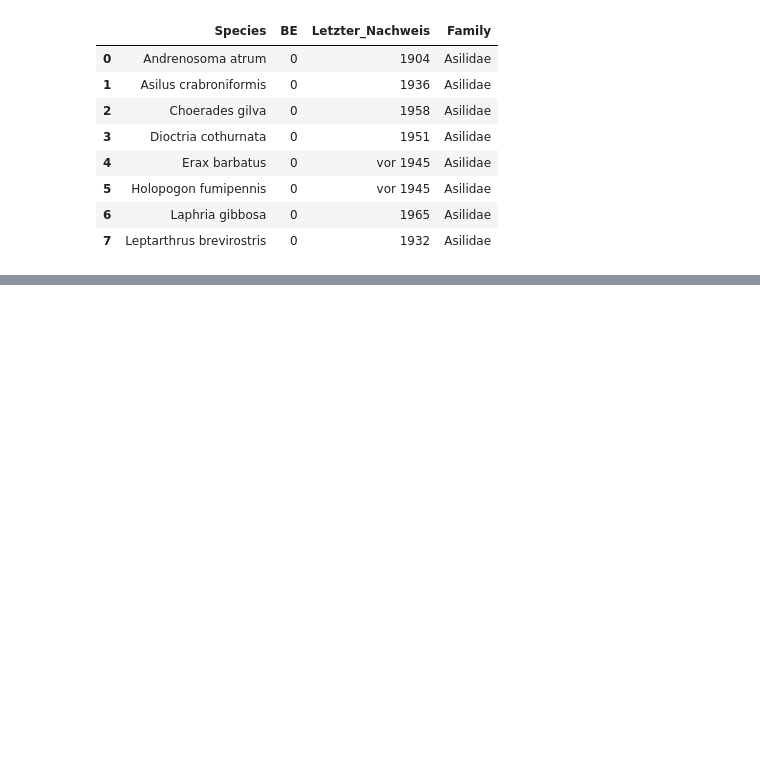
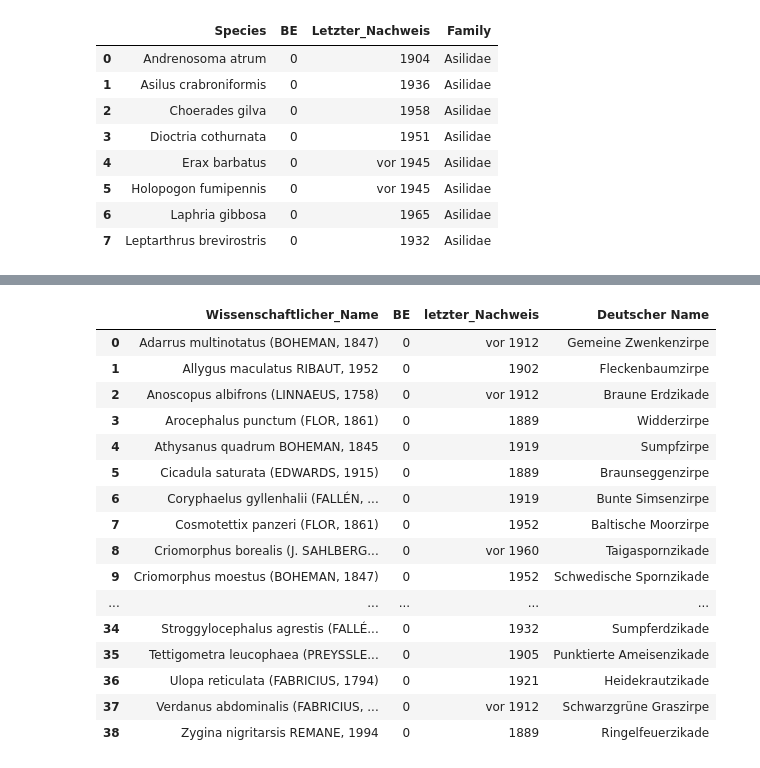
Before and after one commit to Zzzhenya/Berlin-red-list, a Jupyter notebook: Transformation/Raw_csv/Insecta.ipynb, the cells around one changed output, grey strips where cells are left out. Cells and saved outputs as stored; diff of their text form; code cells hidden in the pictures; blank space fills up the shorter version.

```diff
--- a/Transformation/Raw_csv/Insecta.ipynb
+++ b/Transformation/Raw_csv/Insecta.ipynb
@@ -1506,0 +1729,5 @@ df.to_csv('../../Transformation/Data_cleaning_step1/Diptera_Asilidae_Raubfliegen
+# %%
+# Read file into dataframe
+
+df = pd.read_csv('Zikaden.csv')
+df.head()
@@ -1506,0 +1741,28 @@ df.to_csv('../../Transformation/Data_cleaning_step1/Diptera_Asilidae_Raubfliegen
+# %%
+# Removing columns
+df.drop(columns = ["Bestand",
+                   "Trend_lang",
+                   "Trend_kurz",
+                   "RF",
+                   "D",
+                   "GfU"
+                  ], inplace = True)
+df
+# %% [output]
+|  | Wissenschaftlicher_Name | BE | letzter_Nachweis | Deutscher Name |
+| 0 | Adarrus multinotatus (BOHEMAN, 1847) | 0 | vor 1912 | Gemeine Zwenkenzirpe |
+| 1 | Allygus maculatus RIBAUT, 1952 | 0 | 1902 | Fleckenbaumzirpe |
+| 2 | Anoscopus albifrons (LINNAEUS, 1758) | 0 | vor 1912 | Braune Erdzikade |
+| 3 | Arocephalus punctum (FLOR, 1861) | 0 | 1889 | Widderzirpe |
+| 4 | Athysanus quadrum BOHEMAN, 1845 | 0 | 1919 | Sumpfzirpe |
+| 5 | Cicadula saturata (EDWARDS, 1915) | 0 | 1889 | Braunseggenzirpe |
+| 6 | Coryphaelus gyllenhalii (FALLÉN, ... | 0 | 1919 | Bunte Simsenzirpe |
+| 7 | Cosmotettix panzeri (FLOR, 1861) | 0 | 1952 | Baltische Moorzirpe |
+| 8 | Criomorphus borealis (J. SAHLBERG... | 0 | vor 1960 | Taigaspornzikade |
+| 9 | Criomorphus moestus (BOHEMAN, 1847) | 0 | 1952 | Schwedische Spornzikade |
+| ... | ... | ... | ... | ... |
+| 34 | Stroggylocephalus agrestis (FALLÉ... | 0 | 1932 | Sumpferdzikade |
+| 35 | Tettigometra leucophaea (PREYSSLE... | 0 | 1905 | Punktierte Ameisenzikade |
+| 36 | Ulopa reticulata (FABRICIUS, 1794) | 0 | 1921 | Heidekrautzikade |
+| 37 | Verdanus abdominalis (FABRICIUS, ... | 0 | vor 1912 | Schwarzgrüne Graszirpe |
+| 38 | Zygina nigritarsis REMANE, 1994 | 0 | 1889 | Ringelfeuerzikade |
```
Also changed, not shown: parts of 32 cells of this notebook.
